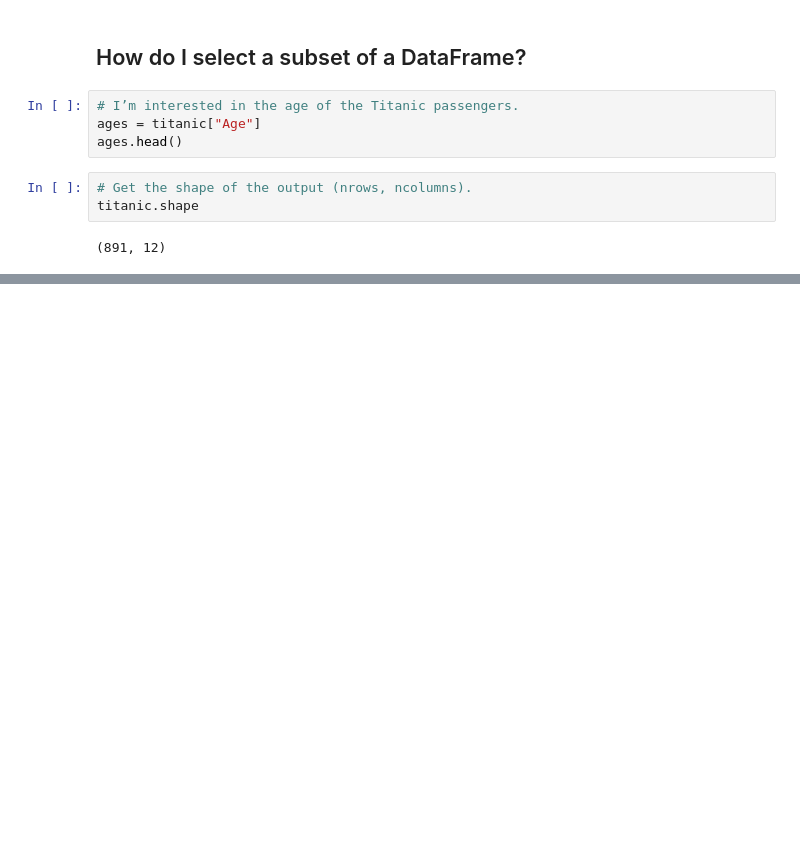
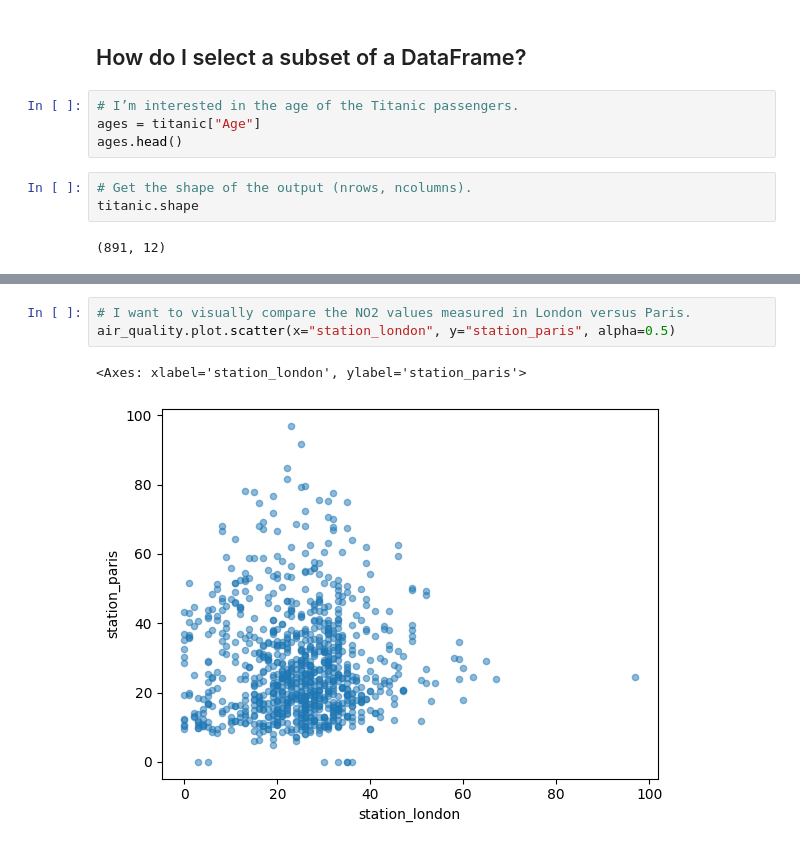
Before and after one commit to jbigishiro/pandas_practice, a Jupyter notebook: gettingStarted.ipynb, the cells around one changed output, grey strips where cells are left out. Drawn from its saved outputs; the diff is of its cells as text; blank space fills up the shorter version.

```diff
--- a/gettingStarted.ipynb
+++ b/gettingStarted.ipynb
@@ -98,0 +152,6 @@ age_sex.head()
+# %%
+# I want to visually compare the NO2 values measured in London versus Paris.
+air_quality.plot.scatter(x="station_london", y="station_paris", alpha=0.5)
+# %% [output]
+<Axes: xlabel='station_london', ylabel='station_paris'>
+[figure, added]
```
Also changed, not shown: parts of 36 cells of this notebook.
